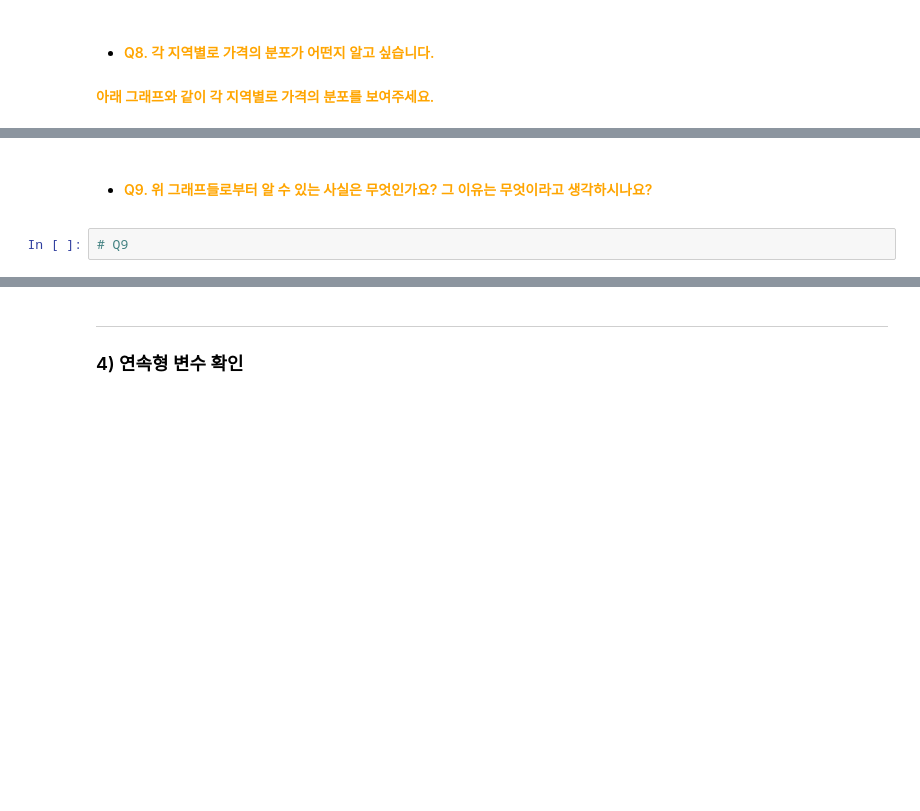
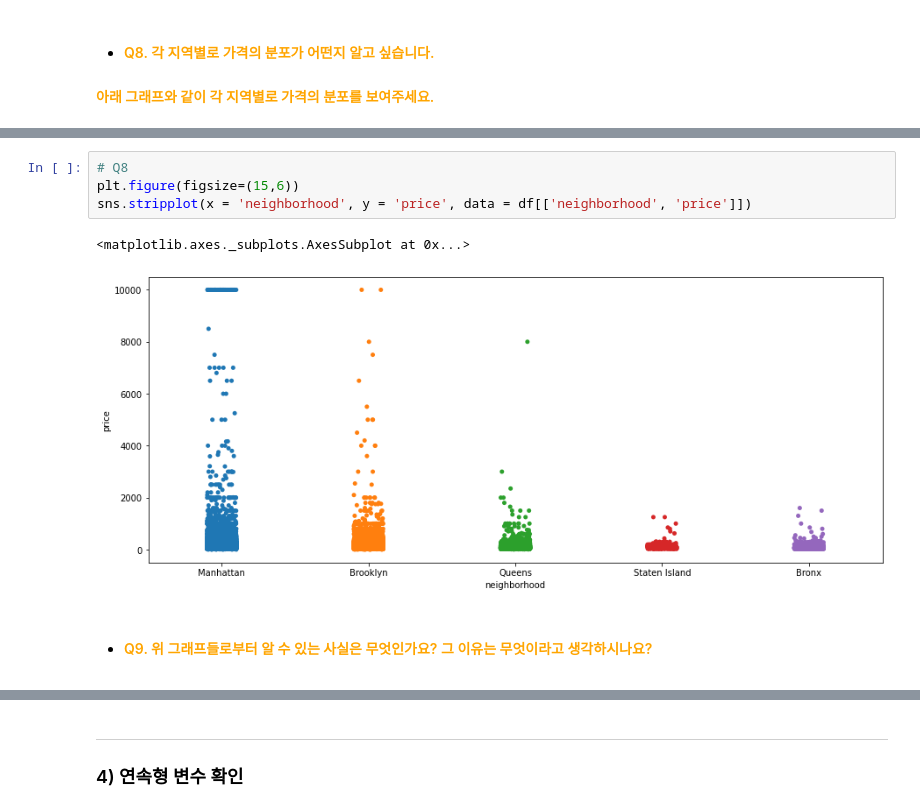
Before and after one commit to woohoocheezy/yGITa, a Jupyter notebook: eda/20_임우찬_EDA&시각화_과제.ipynb, the cells around one changed output, grey strips where cells are left out. Drawn from its saved outputs; the diff is of its cells as text; blank space fills up the shorter version.

```diff
--- a/eda/20_임우찬_EDA&시각화_과제.ipynb
+++ b/eda/20_임우찬_EDA&시각화_과제.ipynb
@@ -161,4 +192,9 @@ plt.figure(figsize=(15,6))
+# %%
+# Q8
+plt.figure(figsize=(15,6))
+sns.stripplot(x = 'neighborhood', y = 'price', data = df[['neighborhood', 'price']])
+# %% [output]
+<matplotlib.axes._subplots.AxesSubplot at 0x...>
+[figure, added]
 # %% [markdown]
 - #### <font color='orange'> Q9. 위 그래프들로부터 알 수 있는 사실은 무엇인가요? 그 이유는 무엇이라고 생각하시나요?
-# %%
-# Q9
```
Also changed, not shown: parts of 22 cells of this notebook.
